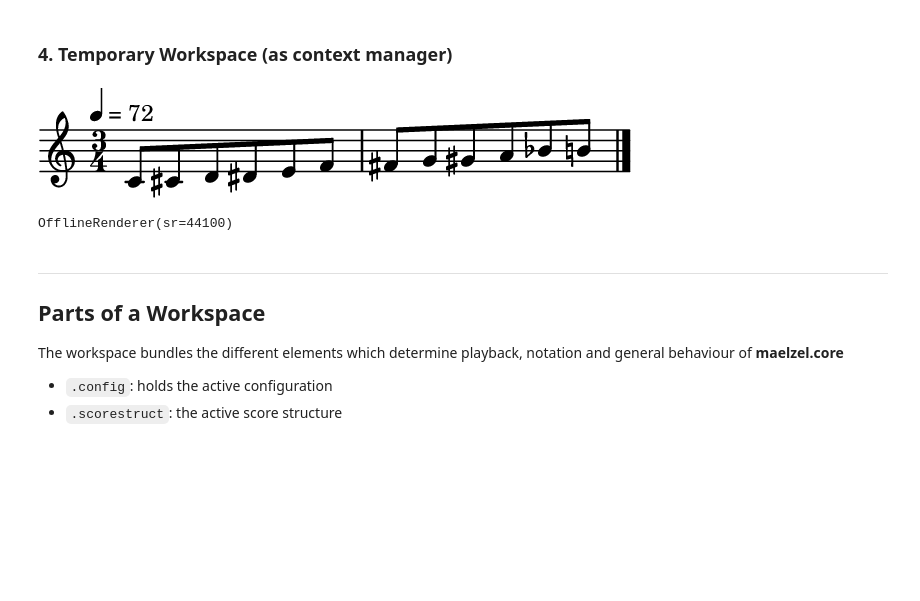
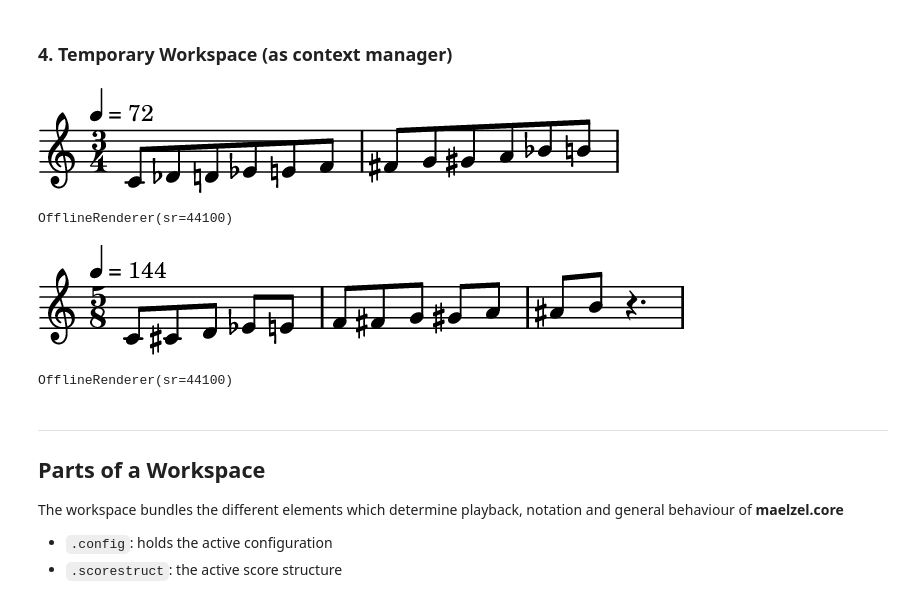
Before and after one commit to gesellkammer/maelzel, a Jupyter notebook: docs/notebooks/maelzel-core-workspace.ipynb, the cells around one changed output. Drawn from its saved outputs; the diff is of its cells as text; code cells hidden in the pictures; blank space fills up the shorter version.

```diff
--- a/docs/notebooks/maelzel-core-workspace.ipynb
+++ b/docs/notebooks/maelzel-core-workspace.ipynb
@@ -56,13 +52,20 @@ Workspace(scorestruct=ScoreStruct(3/4, tempo=72), config={'show.pngResolution':
 # %% [markdown]
 ### 4. Temporary Workspace (as context manager)
 # %%
-with Workspace(scorestruct=ScoreStruct((3, 4), tempo=72)):
-    scale = Chain(Note(m, dur=0.5) for m in range(60, 72))
+scale = Chain(Note(m, dur=0.5) for m in range(60, 72))
+
+with Workspace(scorestruct=ScoreStruct((3, 4), tempo=72), updates={'play.instr': 'saw'}):
     scale.show()
-    display(scale.rec(instr='.piano', nchnls=1, sustain=0.2, fade=(0, 0.1)))
+    scale.rec(nchnls=1, sustain=0.2, fade=(0, 0.1)).show()
+
+with Workspace(scorestruct=ScoreStruct((5, 8), tempo=144), updates={'play.instr': '.piano'}):
+    scale.show()
+    scale.rec(nchnls=1, sustain=0.2, fade=(0, 0.1)).show()
 # %% [output]
-[figure, old version]
+[figure, new version]
 OfflineRenderer(sr=44100)
+[figure, added]
+OfflineRenderer(sr=44100)
 # %% [markdown]
 -----
 
```
Also changed, not shown: parts of 14 cells of this notebook, 26 other files.
